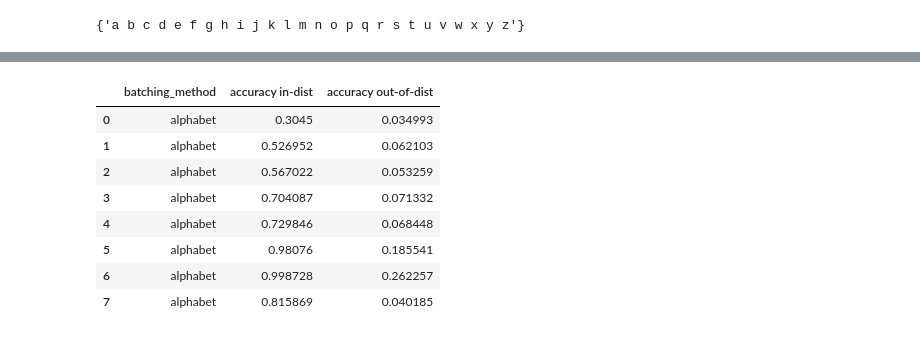
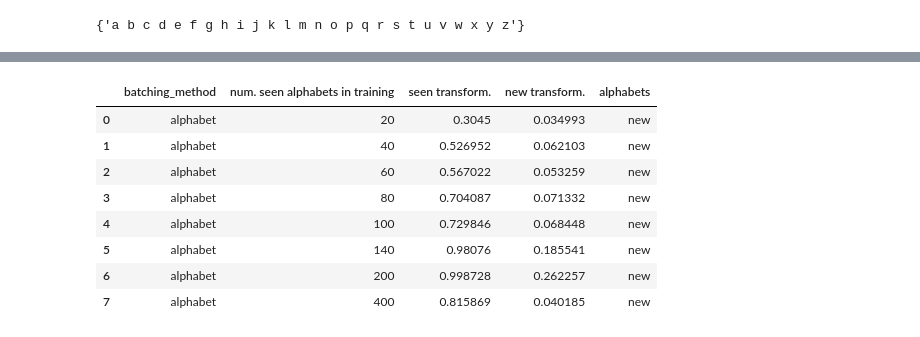
Before and after one commit to philipp-hellwig/MLC-letter-string-analogies, a Jupyter notebook: analyses/num_perm_alphabets.ipynb, the cells around one changed output, grey strips where cells are left out. Saved outputs shown, nothing was run; the diff lists cells and outputs as text; code cells hidden in the pictures.

```diff
--- a/analyses/num_perm_alphabets.ipynb
+++ b/analyses/num_perm_alphabets.ipynb
@@ -23,5 +25,7 @@ perm_200 = CheckPoint.from_pt(path="../models/num_permuted_alphabets/MLC_batchal
 perm_400 = CheckPoint.from_pt(path="../models/num_permuted_alphabets/MLC_batchalph_dallstudy1_copy_perm400_nep20.pt")
 
 all_training_runs = [perm_20, perm_40, perm_60, perm_80, perm_100, perm_140, perm_200, perm_400]
+
+all_num_perm_alphs = [20,40,60,80,100,140,200,400]
 # %%
 # check that training alphabets have no overlap with new alphabets:
@@ -53,26 +86,27 @@ all_training_alphabets & set(df_new_alphs.alphabet.unique())
 # %%
 # predictions on new set of permuted alphabets
-accs_new_alphabets = pd.DataFrame(columns=["batching_method", "accuracy in-dist", "accuracy out-of-dist"])
+accs_new_alphabets = pd.DataFrame(columns=["batching_method", "num. seen alphabets in training", "seen transform.", "new transform."])
 for i, cp in enumerate(all_training_runs):
     test_new_alph = cp.load_dataloaders(
         "../data/all_transformations_study1_new_alphabets",
         use_datasets=["test"],
         verbose=False)[0]
     model = cp.load_model(verbose=False)
     pred = analysis_utils.predict_dataset(test_new_alph, model, alternative_rule_errors=False)
     # exclude standard alphabet:
     pred = pred[pred["n_perm"]!= 0]
     test_acc_in = np.mean(pred[pred.distribution == "in"]["correct"])
     test_acc_out_of = np.mean(pred[pred.distribution == "out-of"]["correct"])
-    accs_new_alphabets.loc[i,:] = [cp.train_config.batching_method, test_acc_in, test_acc_out_of]
-accs_new_alphabets.round(3)
+    accs_new_alphabets.loc[i,:] = [cp.train_config.batching_method, all_num_perm_alphs[i], test_acc_in, test_acc_out_of]
+accs_new_alphabets["alphabets"] = "new"
+accs_new_alphabets
 # %% [output]
-|  | batching_method | accuracy in-dist | accuracy out-of-dist |
-| 0 | alphabet | 0.3045 | 0.034993 |
-| 1 | alphabet | 0.526952 | 0.062103 |
-| 2 | alphabet | 0.567022 | 0.053259 |
-| 3 | alphabet | 0.704087 | 0.071332 |
-| 4 | alphabet | 0.729846 | 0.068448 |
-| 5 | alphabet | 0.98076 | 0.185541 |
-| 6 | alphabet | 0.998728 | 0.262257 |
-| 7 | alphabet | 0.815869 | 0.040185 |
+|  | batching_method | num. seen alphabets in training | seen transform. | new transform. | alphabets |
+| 0 | alphabet | 20 | 0.3045 | 0.034993 | new |
+| 1 | alphabet | 40 | 0.526952 | 0.062103 | new |
+| 2 | alphabet | 60 | 0.567022 | 0.053259 | new |
+| 3 | alphabet | 80 | 0.704087 | 0.071332 | new |
+| 4 | alphabet | 100 | 0.729846 | 0.068448 | new |
+| 5 | alphabet | 140 | 0.98076 | 0.185541 | new |
+| 6 | alphabet | 200 | 0.998728 | 0.262257 | new |
+| 7 | alphabet | 400 | 0.815869 | 0.040185 | new |
```
Also changed, not shown: parts of 29 cells of this notebook, 13 other files.
